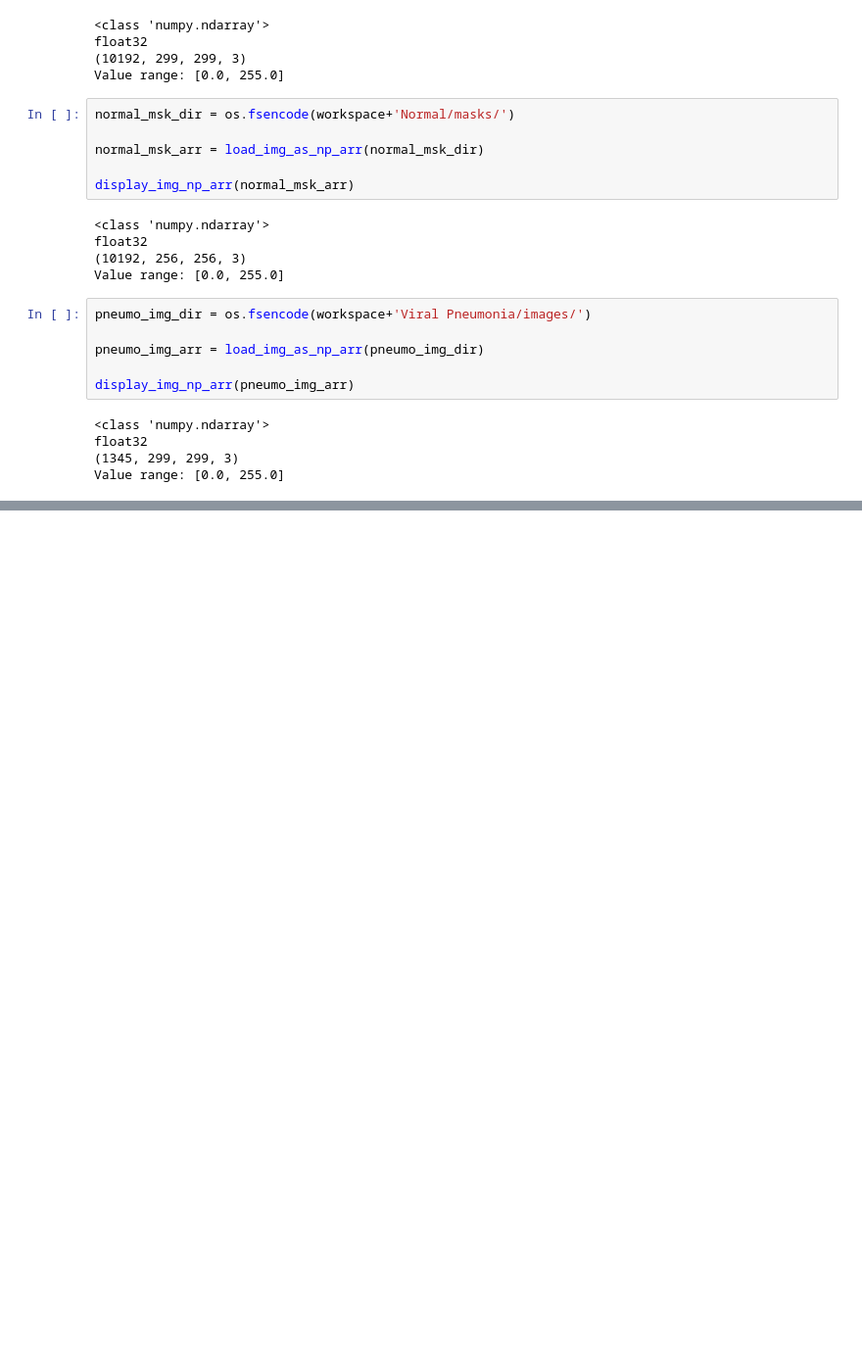
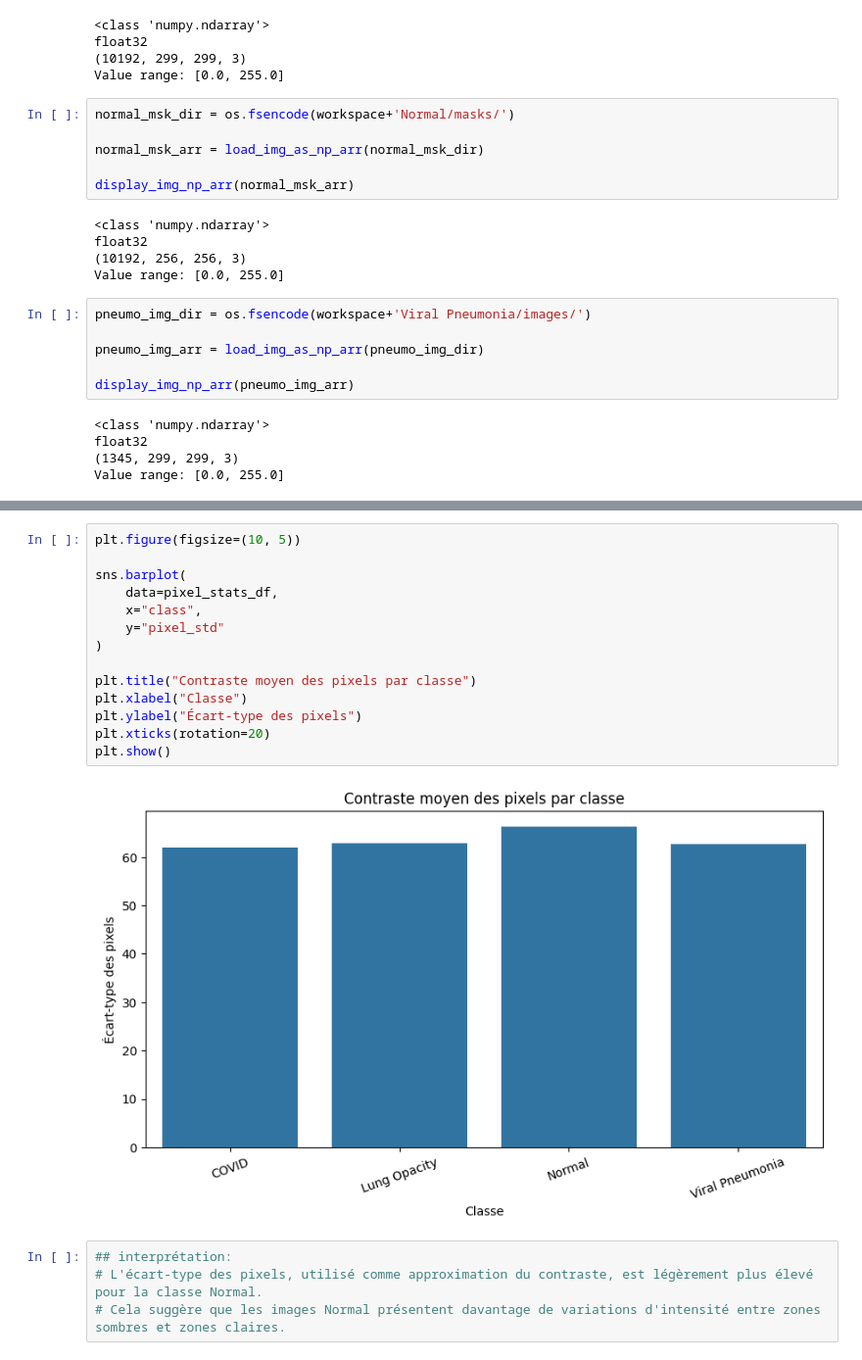
Before and after one commit to hmilet/covid-19, a Jupyter notebook: covid-19_Datasets.ipynb, the cells around one changed output, grey strips where cells are left out. Shown at 98% size. Saved outputs shown, nothing was run; the diff lists cells and outputs as text; blank space fills up the shorter version.

```diff
--- a/covid-19_Datasets.ipynb
+++ b/covid-19_Datasets.ipynb
@@ -119,0 +221,20 @@ Value range: [0.0, 255.0]
+# %%
+plt.figure(figsize=(10, 5))
+
+sns.barplot(
+    data=pixel_stats_df,
+    x="class",
+    y="pixel_std"
+)
+
+plt.title("Contraste moyen des pixels par classe")
+plt.xlabel("Classe")
+plt.ylabel("Écart-type des pixels")
+plt.xticks(rotation=20)
+plt.show()
+# %% [output]
+[figure, added]
+# %%
+## interprétation:
+# L'écart-type des pixels, utilisé comme approximation du contraste, est légèrement plus élevé pour la classe Normal.
+# Cela suggère que les images Normal présentent davantage de variations d'intensité entre zones sombres et zones claires.
```
Also changed, not shown: parts of 20 cells of this notebook.
